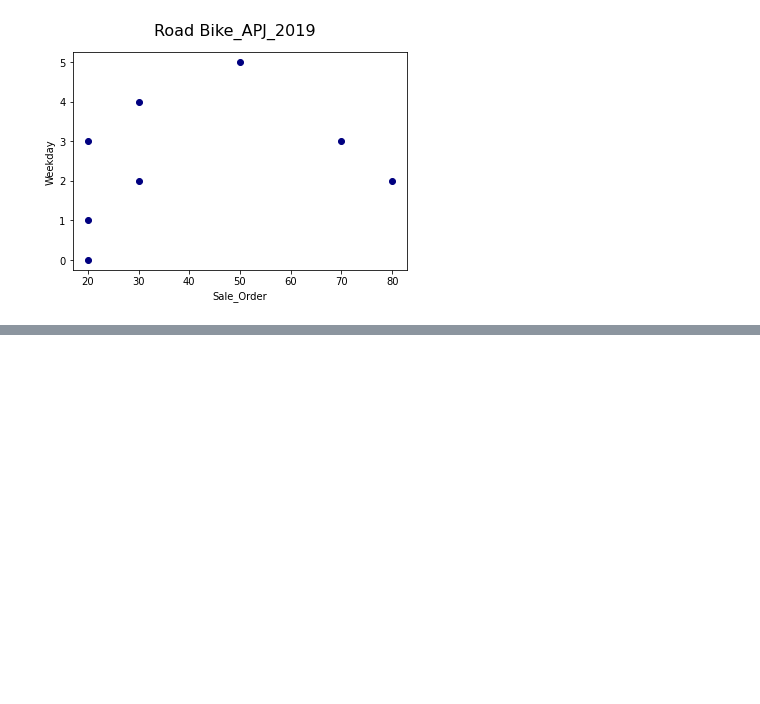
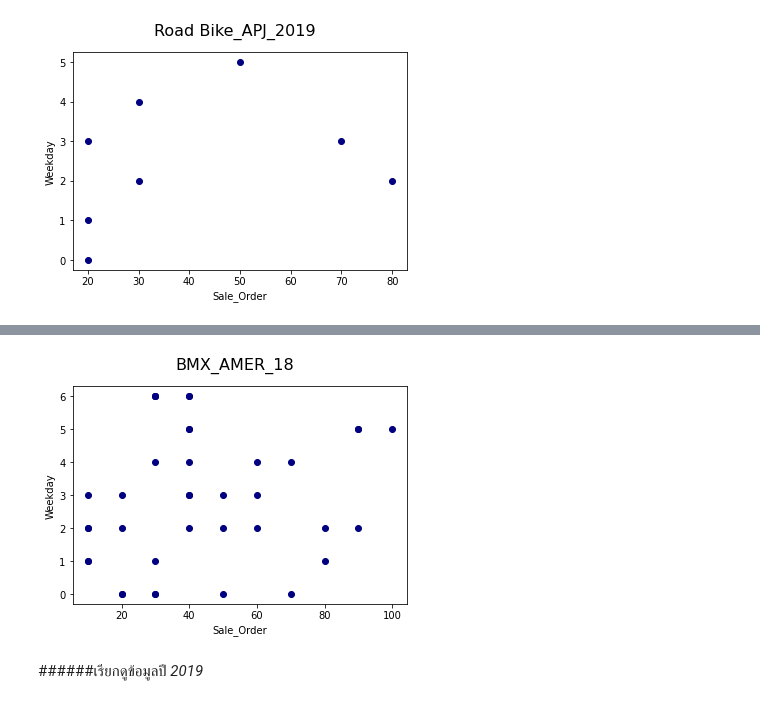
Before and after one commit to nicha0524/DPDM2021, a Jupyter notebook: Untitled11.ipynb, the cells around one changed output, grey strips where cells are left out. Saved outputs shown, nothing was run; the diff lists cells and outputs as text; code cells hidden in the pictures; blank space fills up the shorter version.

```diff
--- a/Untitled11.ipynb
+++ b/Untitled11.ipynb
@@ -387,0 +444,2 @@ plt.show()
+# %%
+BX=Sale[Sale['name_product']=='BX']
@@ -387,0 +450,2 @@ plt.show()
+# %%
+BX_AMER=BX[BX['Region']=='AMER'] #ทวีป America
@@ -387,0 +454,16 @@ plt.show()
+# %%
+BX_AMER_2018=BX_AMER[BX_AMER['year']==2018]
+# %%
+BX_AMER_18=BX_AMER_2018.sort_values(by='mount').drop([595,596,600,601,602,680,833,770])
+# %%
+ORDER_RO_A=BX_AMER_18['SALESORDERITEM']
+WEEKDAY_RO_A=BX_AMER_18['weekday']
+plt.scatter(ORDER_RO_A,WEEKDAY_RO_A,color='navy') #พบว่าวันที่มีคำสังซื้อเยอะที่สุดคือวันพุธ และวันจันทร์
+plt.ylabel('Weekday')
+plt.xlabel('Sale_Order')
+plt.suptitle('BMX_AMER_18',fontsize=16)
+plt.show()
+# %% [output]
+[figure, added]
+# %% [markdown]
+######เรียกดูข้อมูลปี *2019*
```
Also changed, not shown: parts of 38 cells of this notebook.
